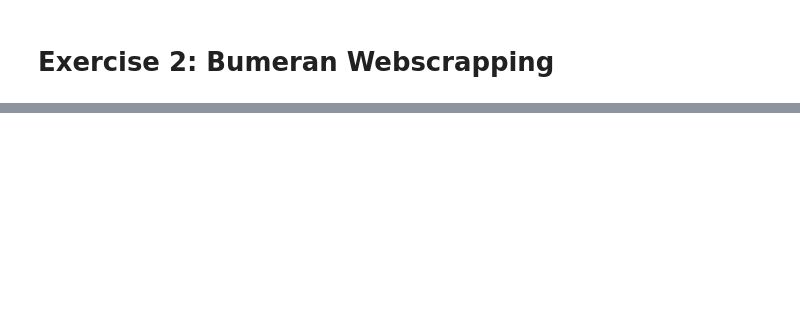
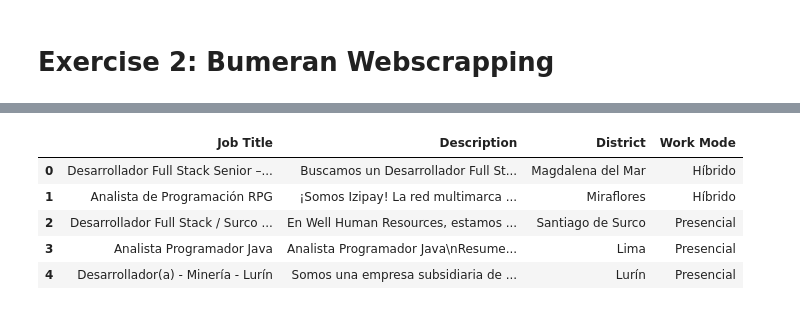
Before and after one commit to qlabpucp/Python_Intermedio-Tarea_1, a Jupyter notebook: source/web_scrapping_bumeran.ipynb, the cells around one changed output, grey strips where cells are left out. Cells and saved outputs as stored; diff of their text form; code cells hidden in the pictures; blank space fills up the shorter version.

```diff
--- a/source/web_scrapping_bumeran.ipynb
+++ b/source/web_scrapping_bumeran.ipynb
@@ -317,0 +112,32 @@ procesar_en_bloques(urls)
+# %%
+'''
+Estimados:
+
+    Si pongo un time.sleep muy alto me aseguro que nunca haya errores,
+    pero no es muy eficiente, ¿no?
+
+    En esos casos suele ser útil un arreglo de este tipo: el código
+    intenta con un time.sleep bajo y si, except, intenta nuevamente
+    con un time.sleep mayor, hasta un máximo de 5 intentos.
+
+    Esta ha sido la solución en muchos de mis proyectos, espero que les
+    sea útil.
+
+César A. Bueno B.
+'''
+
+anunciosDATA = []
+maxInt = 5
+
+for i, url in enumerate(ANUNCIOS, 1):
+    intento = 1
+    print(f"[{i}/{len(ANUNCIOS)}] Accediendo: {url}")
+
+    while intento <= maxInt:
+        try:
+            te = 2.5*intento-1.5
+            resultado = sracapearAnuncio(url, anunciosDATA, driver, te)
+            break
+        except Exception as e:
+            print(f"⚠️ Error: {e} — intentando de nuevo...")
+            intento += 1
@@ -317,0 +162,10 @@ procesar_en_bloques(urls)
+# %%
+df = pd.DataFrame(anunciosDATA)
+df.head()
+# %% [output]
+|  | Job Title | Description | District | Work Mode |
+| 0 | Desarrollador Full Stack Senior –... | Buscamos un Desarrollador Full St... | Magdalena del Mar | Híbrido |
+| 1 | Analista de Programación RPG | ¡Somos Izipay! La red multimarca ... | Miraflores | Híbrido |
+| 2 | Desarrollador Full Stack / Surco ... | En Well Human Resources, estamos ... | Santiago de Surco | Presencial |
+| 3 | Analista Programador Java | Analista Programador Java\nResume... | Lima | Presencial |
+| 4 | Desarrollador(a) - Minería - Lurín | Somos una empresa subsidiaria de ... | Lurín | Presencial |
```
Also changed, not shown: parts of 15 cells of this notebook, 1 other file.
